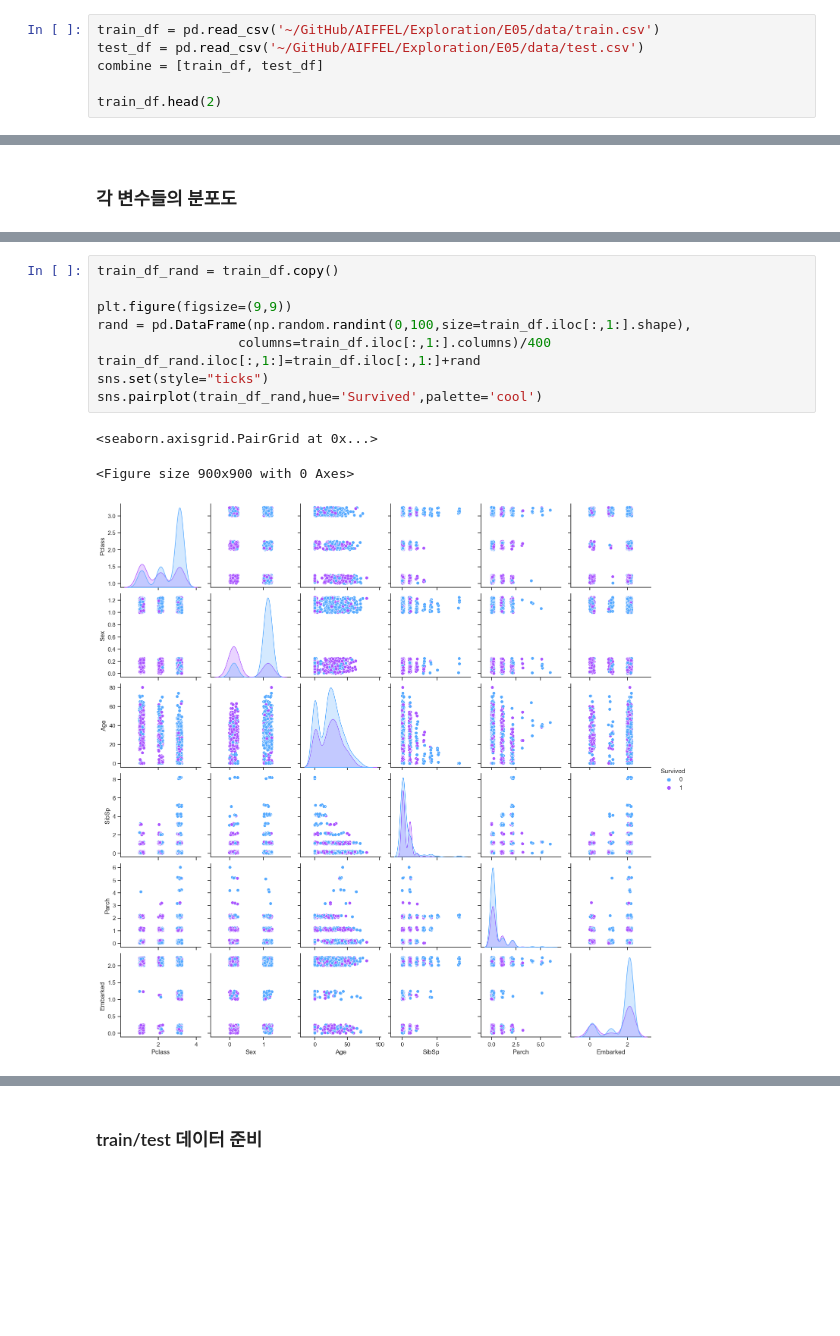
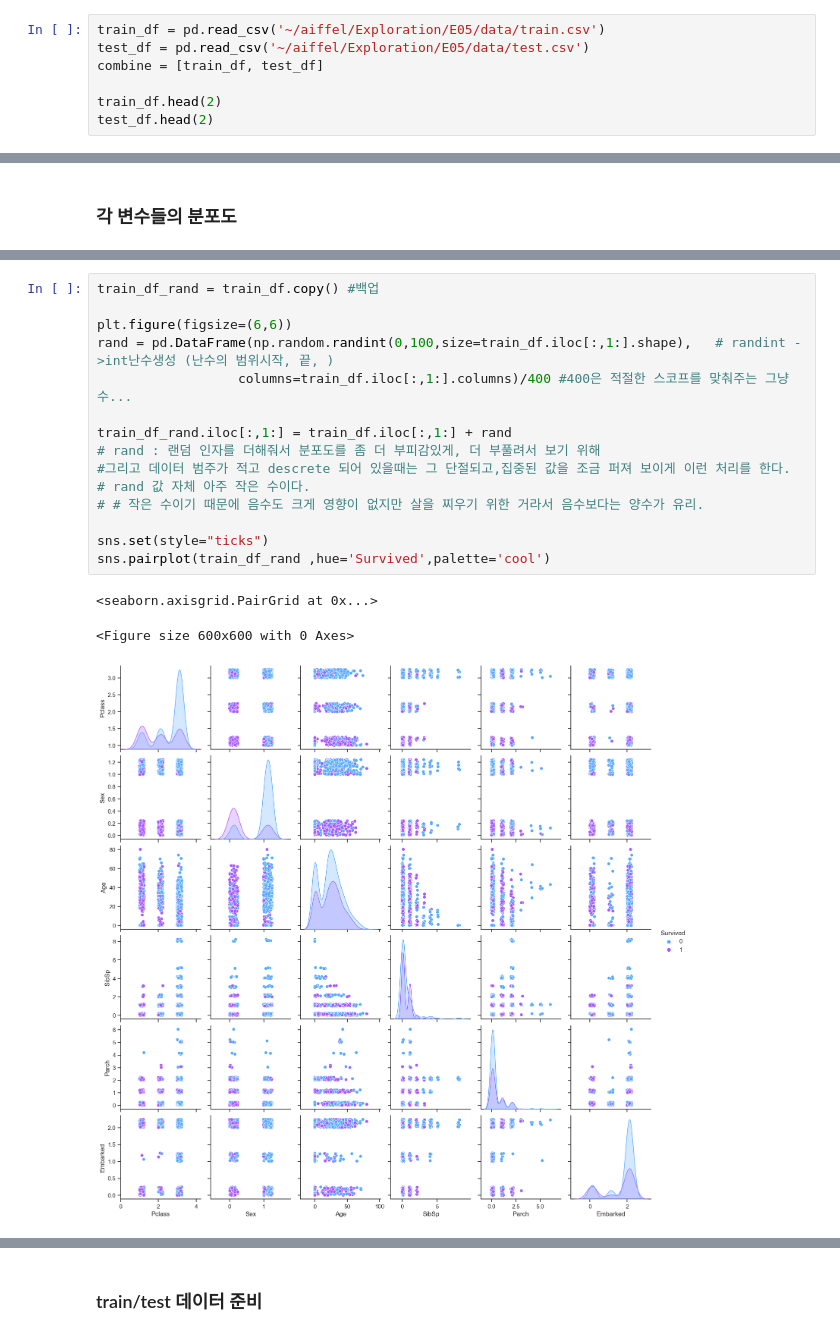
Before and after one commit to TaniTail/aiffel, a Jupyter notebook: Exploration/E05/[E-05]Titanic_Machine_Learning_from_Disaster.ipynb, the cells around one changed output, grey strips where cells are left out. Saved outputs shown, nothing was run; the diff lists cells and outputs as text; blank space fills up the shorter version.

```diff
--- a/Exploration/E05/[E-05]Titanic_Machine_Learning_from_Disaster.ipynb
+++ b/Exploration/E05/[E-05]Titanic_Machine_Learning_from_Disaster.ipynb
@@ -12,9 +19,10 @@ import seaborn as sns
 
 %matplotlib inline
 # %%
-train_df = pd.read_csv('~/GitHub/AIFFEL/Exploration/E05/data/train.csv')
-test_df = pd.read_csv('~/GitHub/AIFFEL/Exploration/E05/data/test.csv')
+train_df = pd.read_csv('~/aiffel/Exploration/E05/data/train.csv')
+test_df = pd.read_csv('~/aiffel/Exploration/E05/data/test.csv')
 combine = [train_df, test_df]
 
 train_df.head(2)
+test_df.head(2)
 # %% [output]
@@ -240,14 +387,20 @@ for i in range(col_name.shape[0]):
 # %%
-train_df_rand = train_df.copy()
+train_df_rand = train_df.copy() #백업
 
-plt.figure(figsize=(9,9))
-rand = pd.DataFrame(np.random.randint(0,100,size=train_df.iloc[:,1:].shape),
-                  columns=train_df.iloc[:,1:].columns)/400
-train_df_rand.iloc[:,1:]=train_df.iloc[:,1:]+rand
+plt.figure(figsize=(6,6))
+rand = pd.DataFrame(np.random.randint(0,100,size=train_df.iloc[:,1:].shape),   # randint ->int난수생성 (난수의 범위시작, 끝, )
+                  columns=train_df.iloc[:,1:].columns)/400 #400은 적절한 스코프를 맞춰주는 그냥 수...
+
+train_df_rand.iloc[:,1:] = train_df.iloc[:,1:] + rand
+# rand : 랜덤 인자를 더해줘서 분포도를 좀 더 부피감있게, 더 부풀려서 보기 위해
+#그리고 데이터 범주가 적고 descrete 되어 있을때는 그 단절되고,집중된 값을 조금 퍼져 보이게 이런 처리를 한다.
+# rand 값 자체 아주 작은 수이다.
+# # 작은 수이기 때문에 음수도 크게 영향이 없지만 살을 찌우기 위한 거라서 음수보다는 양수가 유리.
+
 sns.set(style="ticks")
-sns.pairplot(train_df_rand,hue='Survived',palette='cool')
+sns.pairplot(train_df_rand ,hue='Survived',palette='cool')
 # %% [output]
 <seaborn.axisgrid.PairGrid at 0x...>
-<Figure size 900x900 with 0 Axes>
+<Figure size 600x600 with 0 Axes>
-[figure, old version]
+[figure, new version]
 # %%
```
Also changed, not shown: parts of 54 cells of this notebook, 2 other files.
